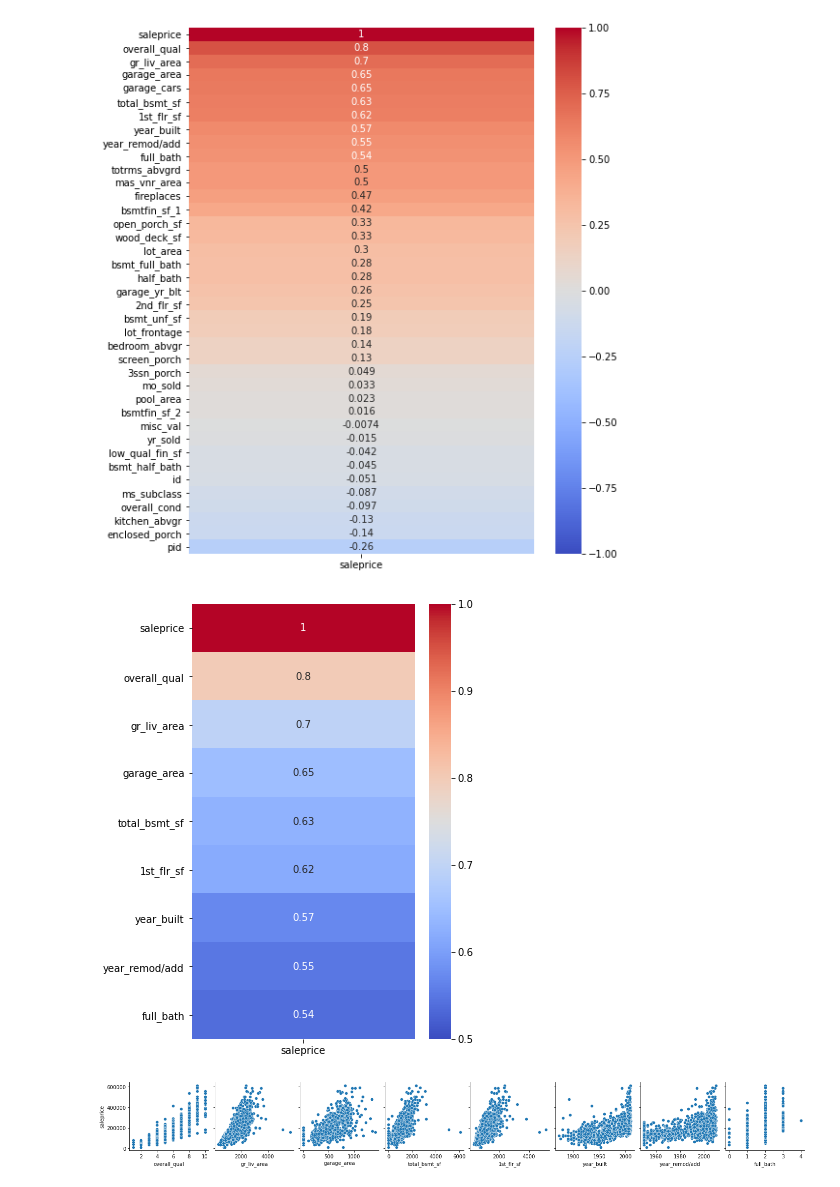
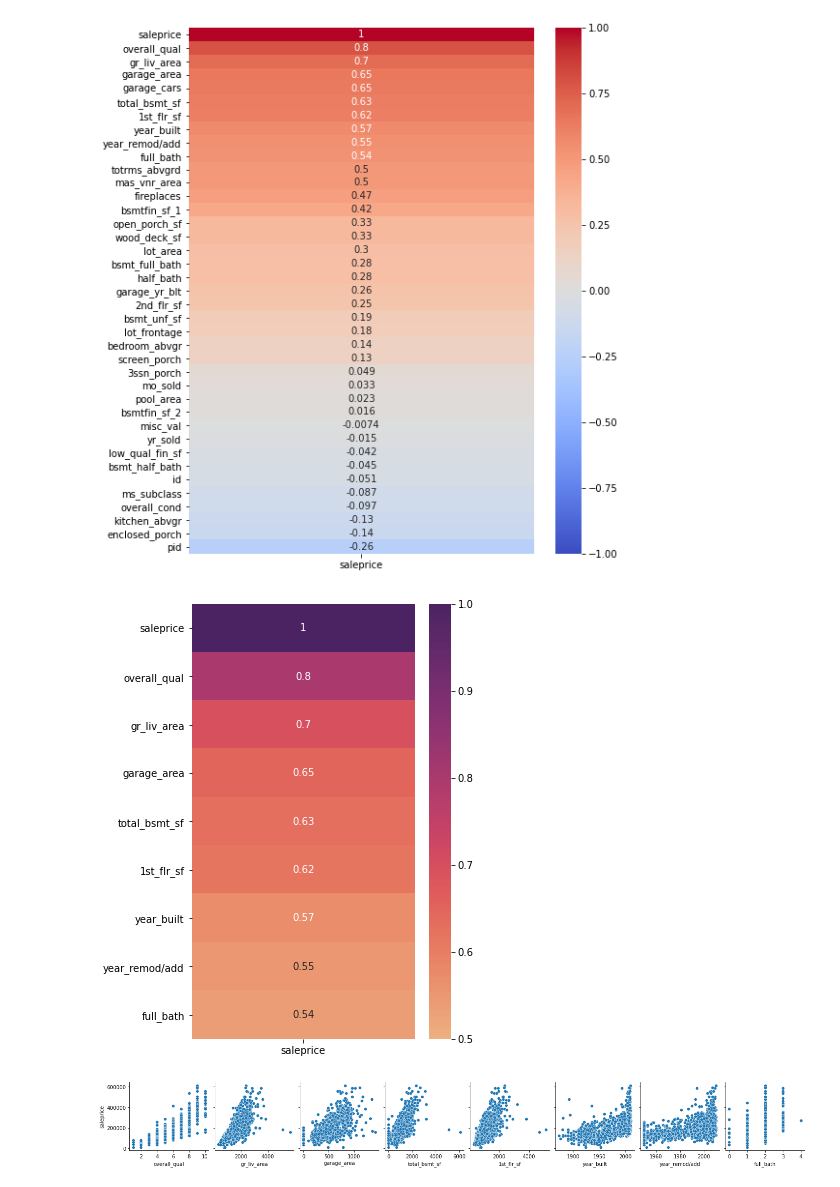
Before and after one commit to anthonyzurke/project-2, a Jupyter notebook: code/ames-housing-cleaning.ipynb, the cells around one changed output. Saved outputs shown, nothing was run; the diff lists cells and outputs as text; code cells hidden in the pictures.

```diff
--- a/code/ames-housing-cleaning.ipynb
+++ b/code/ames-housing-cleaning.ipynb
@@ -167,11 +167,11 @@ num_corr = ['overall_qual', 'gr_liv_area', 'garage_area', 'total_bsmt_sf',
 # %%
 plt.figure(figsize = (5, 8))
 sns.heatmap(df_train[['saleprice']+num_corr].corr()[['saleprice']].sort_values('saleprice', ascending = False),
             annot = True,
-            cmap = 'coolwarm',
+            cmap = 'flare',
             vmin = 0.5, vmax = 1);
 # %% [output]
-[figure, old version]
+[figure, new version]
 # %%
 sns.pairplot(numeric_df, y_vars = ['saleprice'], x_vars = num_corr);
 # %% [output]
```
Also changed, not shown: 1 other file.
